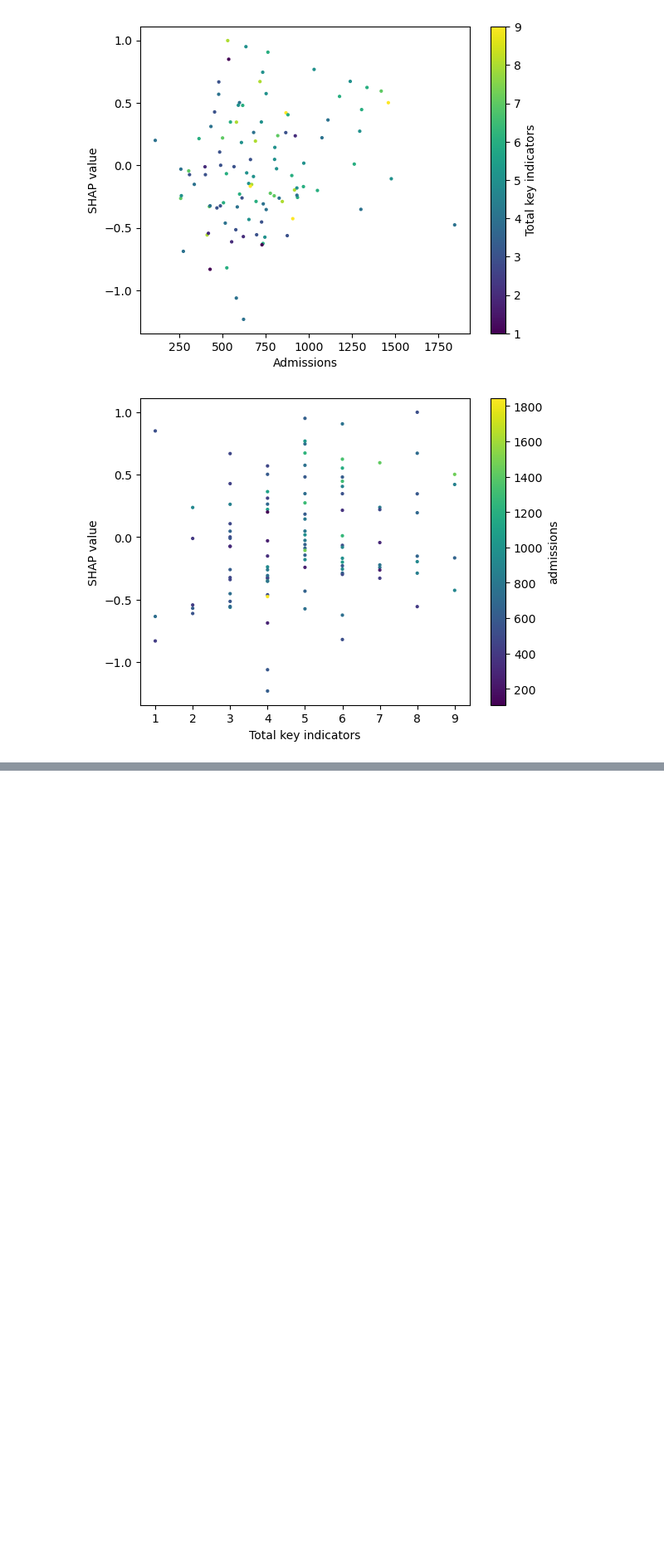
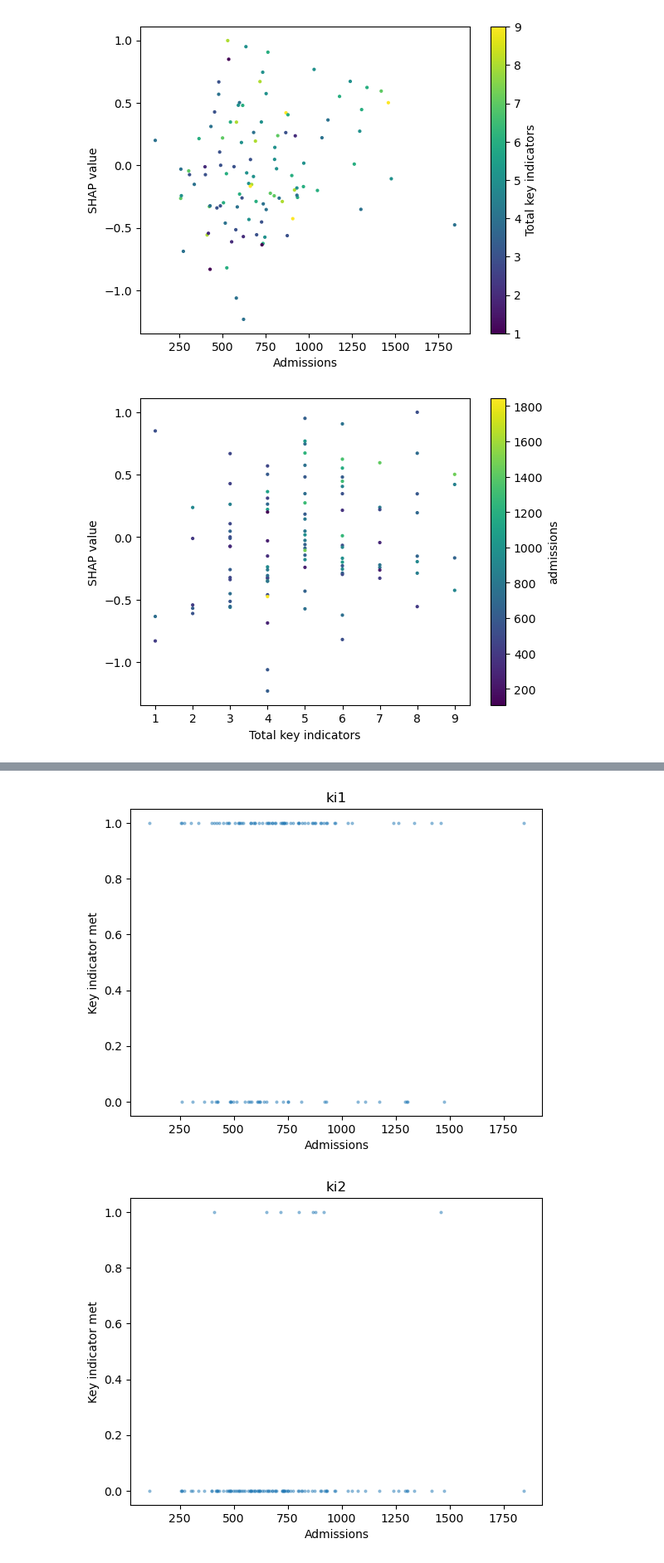
Before and after one commit to samuel-book/thrombolysis_organisational_factors, a Jupyter notebook: data_prep/4c_admissions.ipynb, the cells around one changed output, grey strips where cells are left out. Shown at 83% size. Cells and saved outputs as stored; diff of their text form; code cells hidden in the pictures; blank space fills up the shorter version.

```diff
--- a/data_prep/4c_admissions.ipynb
+++ b/data_prep/4c_admissions.ipynb
@@ -267,0 +320,17 @@ plt.show()
+# %%
+for col in cols_ki:
+    fig, ax = plt.subplots()
+
+    x = df['admissions'].values
+    y = df[col].values
+
+    ax.scatter(x, y, s=4, alpha=0.4)
+
+    ax.set_ylabel('Key indicator met')
+    ax.set_xlabel('Admissions')
+    ax.set_title(col)
+
+    plt.show()
+# %% [output]
+[figure, added]
+[figure, added]
```
Also changed, not shown: parts of 6 cells of this notebook.
